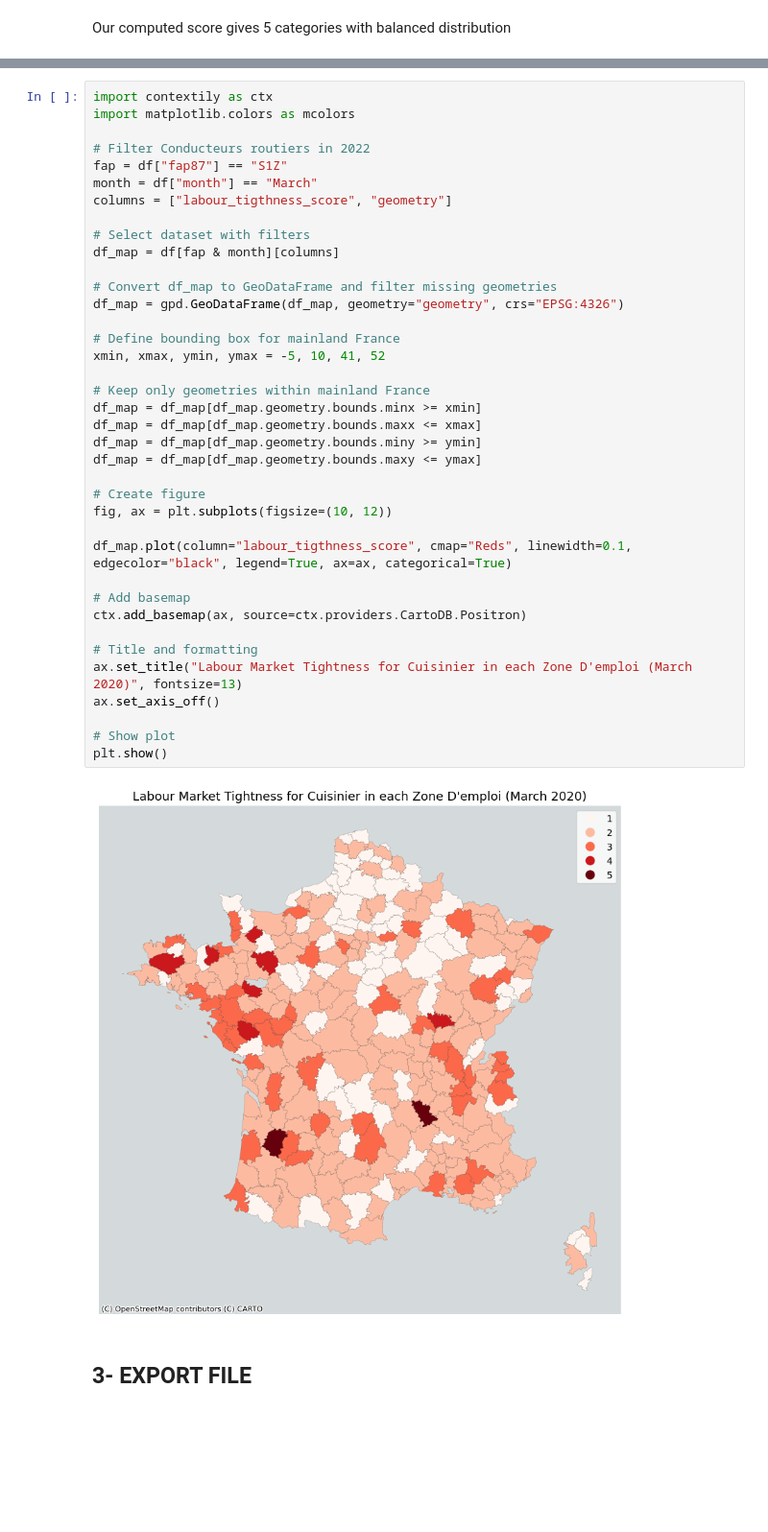
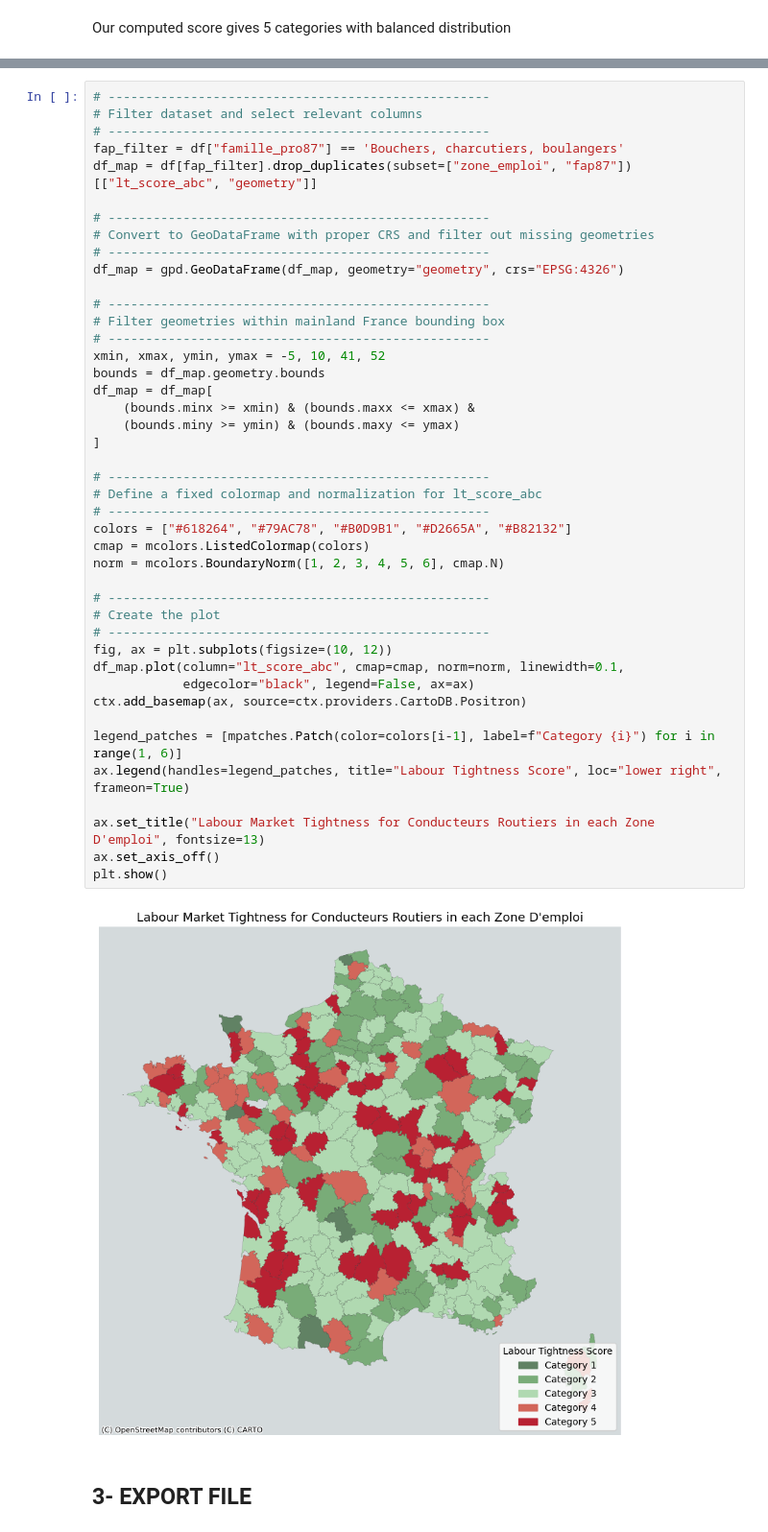
Before and after one commit to cynthia-francis/Project-LabourMarketTensions, a Jupyter notebook: src/ratio_supply_demand_indicator.ipynb, the cells around one changed output, grey strips where cells are left out. Shown at 96% size. Saved outputs shown, nothing was run; the diff lists cells and outputs as text; blank space fills up the shorter version.

```diff
--- a/src/ratio_supply_demand_indicator.ipynb
+++ b/src/ratio_supply_demand_indicator.ipynb
@@ -194,43 +235,48 @@ plt.show()
 # %%
-import contextily as ctx
-import matplotlib.colors as mcolors
+# ---------------------------------------------------
+# Filter dataset and select relevant columns
+# ---------------------------------------------------
+fap_filter = df["famille_pro87"] == 'Bouchers, charcutiers, boulangers'
+df_map = df[fap_filter].drop_duplicates(subset=["zone_emploi", "fap87"])[["lt_score_abc", "geometry"]]
 
-# Filter Conducteurs routiers in 2022
-fap = df["fap87"] == "S1Z"
-month = df["month"] == "March"
-columns = ["labour_tigthness_score", "geometry"]
-
-# Select dataset with filters
-df_map = df[fap & month][columns]
-
-# Convert df_map to GeoDataFrame and filter missing geometries
+# ---------------------------------------------------
+# Convert to GeoDataFrame with proper CRS and filter out missing geometries
+# ---------------------------------------------------
 df_map = gpd.GeoDataFrame(df_map, geometry="geometry", crs="EPSG:4326")
 
-# Define bounding box for mainland France
+# ---------------------------------------------------
+# Filter geometries within mainland France bounding box
+# ---------------------------------------------------
 xmin, xmax, ymin, ymax = -5, 10, 41, 52
+bounds = df_map.geometry.bounds
+df_map = df_map[
+    (bounds.minx >= xmin) & (bounds.maxx <= xmax) &
+    (bounds.miny >= ymin) & (bounds.maxy <= ymax)
+]
 
-# Keep only geometries within mainland France
-df_map = df_map[df_map.geometry.bounds.minx >= xmin]
-df_map = df_map[df_map.geometry.bounds.maxx <= xmax]
-df_map = df_map[df_map.geometry.bounds.miny >= ymin]
-df_map = df_map[df_map.geometry.bounds.maxy <= ymax]
+# ---------------------------------------------------
+# Define a fixed colormap and normalization for lt_score_abc
+# ---------------------------------------------------
+colors = ["#618264", "#79AC78", "#B0D9B1", "#D2665A", "#B82132"]
+cmap = mcolors.ListedColormap(colors)
+norm = mcolors.BoundaryNorm([1, 2, 3, 4, 5, 6], cmap.N)
 
-# Create figure
+# ---------------------------------------------------
+# Create the plot
+# ---------------------------------------------------
 fig, ax = plt.subplots(figsize=(10, 12))
-
-df_map.plot(column="labour_tigthness_score", cmap="Reds", linewidth=0.1, edgecolor="black", legend=True, ax=ax, categorical=True)
-
-# Add basemap
+df_map.plot(column="lt_score_abc", cmap=cmap, norm=norm, linewidth=0.1,
+            edgecolor="black", legend=False, ax=ax)
 ctx.add_basemap(ax, source=ctx.providers.CartoDB.Positron)
 
-# Title and formatting
-ax.set_title("Labour Market Tightness for Cuisinier in each Zone D'emploi (March 2020)", fontsize=13)
+legend_patches = [mpatches.Patch(color=colors[i-1], label=f"Category {i}") for i in range(1, 6)]
+ax.legend(handles=legend_patches, title="Labour Tightness Score", loc="lower right", frameon=True)
+
+ax.set_title("Labour Market Tightness for Conducteurs Routiers in each Zone D'emploi", fontsize=13)
 ax.set_axis_off()
-
-# Show plot
 plt.show()
 # %% [output]
-[figure, old version]
+[figure, new version]
 # %% [markdown]
 ## 3- EXPORT FILE
 # %%
```
Also changed, not shown: parts of 13 cells of this notebook, 12 other files.
